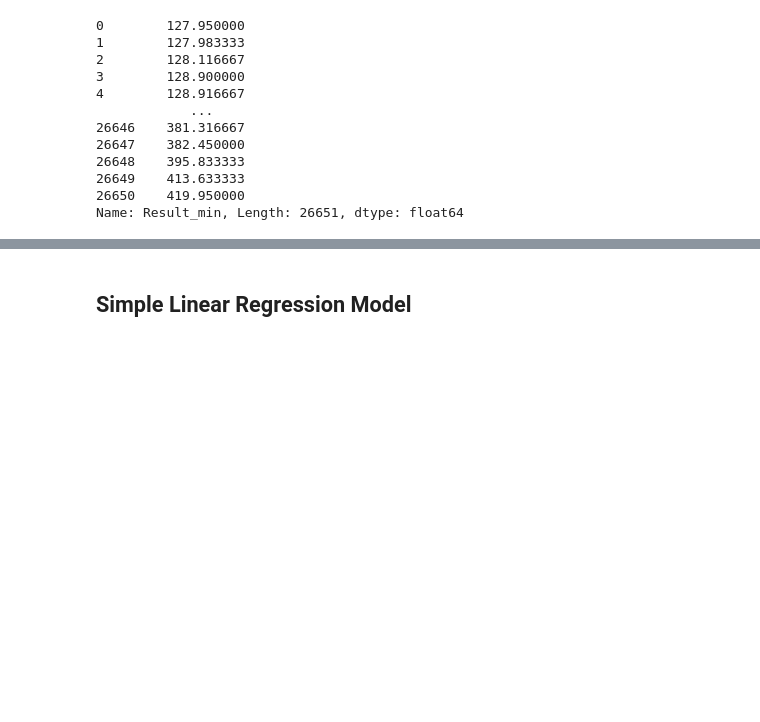
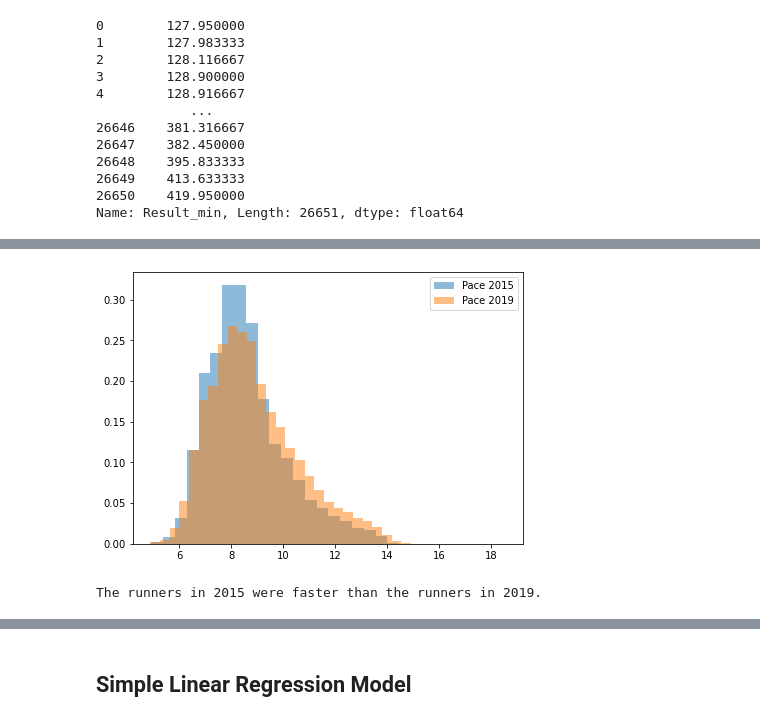
Before and after one commit to Shubhammer7/Boston_Marathon_Statistical_Analysis, a Jupyter notebook: statical_analysis_marathon.ipynb, the cells around one changed output, grey strips where cells are left out. Drawn from its saved outputs; the diff is of its cells as text; code cells hidden in the pictures; blank space fills up the shorter version.

```diff
--- a/statical_analysis_marathon.ipynb
+++ b/statical_analysis_marathon.ipynb
@@ -412,0 +471,13 @@ Name: Result_min, Length: 26651, dtype: float64
+# %%
+#Were runners faster in 2015 than in 2019?
+
+fig, ax = plt.subplots(figsize=(7,5))
+ax.hist(pace_15,bins=30,alpha=0.5,density=True,label='Pace 2015')
+ax.hist(pace_19,bins=30,alpha=0.5,density=True,label='Pace 2019')
+plt.legend()
+plt.show()
+
+print("The runners in 2015 were faster than the runners in 2019.")
+# %% [output]
+[figure, added]
+The runners in 2015 were faster than the runners in 2019.
```
Also changed, not shown: parts of 8 cells of this notebook.
